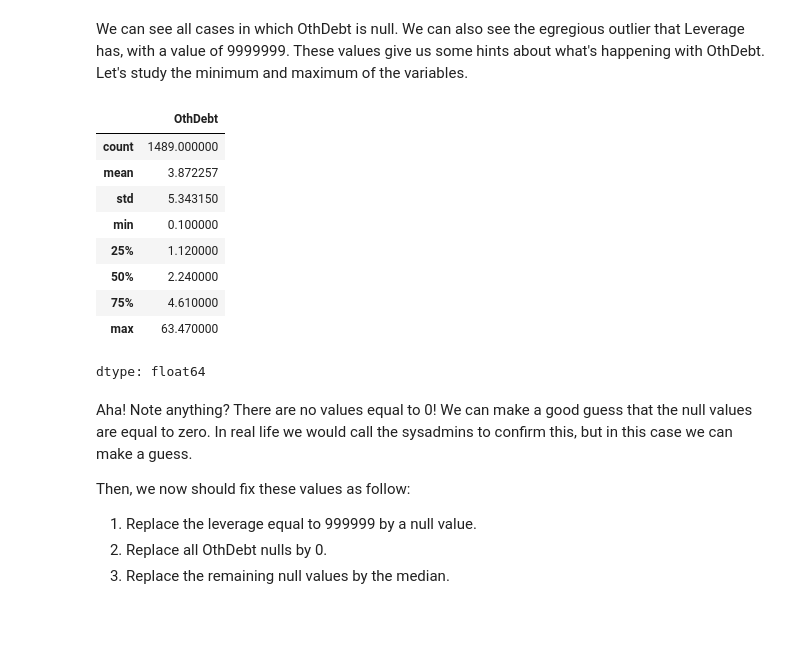
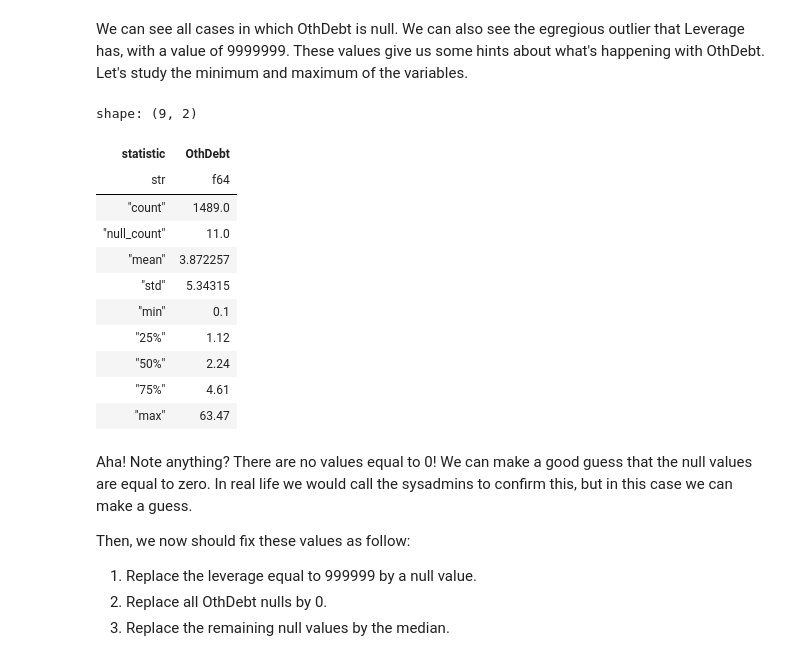
Before and after one commit to CBravoR/AdvancedAnalyticsLabs, a Jupyter notebook: notebooks/python/Lab_4_Preprocessing.ipynb, the cells around one changed output. Cells and saved outputs as stored; diff of their text form; code cells hidden in the pictures; blank space fills up the shorter version.

```diff
--- a/notebooks/python/Lab_4_Preprocessing.ipynb
+++ b/notebooks/python/Lab_4_Preprocessing.ipynb
@@ -87,5 +95,5 @@
 # %%
-bankloan_data = pd.read_csv('Bankloan.csv')
+bankloan_data = pl.read_csv('Bankloan.csv')
 # %% [markdown]
 As a reminder, here are the summary statistics of the variables.
 # %%
@@ -197,18 +195,20 @@ bankloan_data.loc[bankloan_data.isnull().any(axis = 1), :]
 # %% [markdown]
 We can see all cases in which OthDebt is null. We can also see the egregious outlier that Leverage has, with a value of 9999999. These values give us some hints about what's happening with OthDebt. Let's study the minimum and maximum of the variables.
 # %%
-bankloan_data.OthDebt.describe()
+bankloan_data.select(pl.col('OthDebt')).describe()
 # %% [output]
+shape: (9, 2)
-|  | OthDebt |
-| count | 1489.000000 |
-| mean | 3.872257 |
-| std | 5.343150 |
-| min | 0.100000 |
-| 25% | 1.120000 |
-| 50% | 2.240000 |
-| 75% | 4.610000 |
-| max | 63.470000 |
+| statistic | OthDebt |
+| str | f64 |
+| "count" | 1489.0 |
+| "null_count" | 11.0 |
+| "mean" | 3.872257 |
+| "std" | 5.34315 |
+| "min" | 0.1 |
+| "25%" | 1.12 |
+| "50%" | 2.24 |
+| "75%" | 4.61 |
+| "max" | 63.47 |
-dtype: float64
 # %% [markdown]
 Aha! Note anything? There are no values equal to 0! We can make a good guess that the null values are equal to zero. In real life we would call the sysadmins to confirm this, but in this case we can make a guess.
 
```
Also changed, not shown: parts of 60 cells of this notebook.
